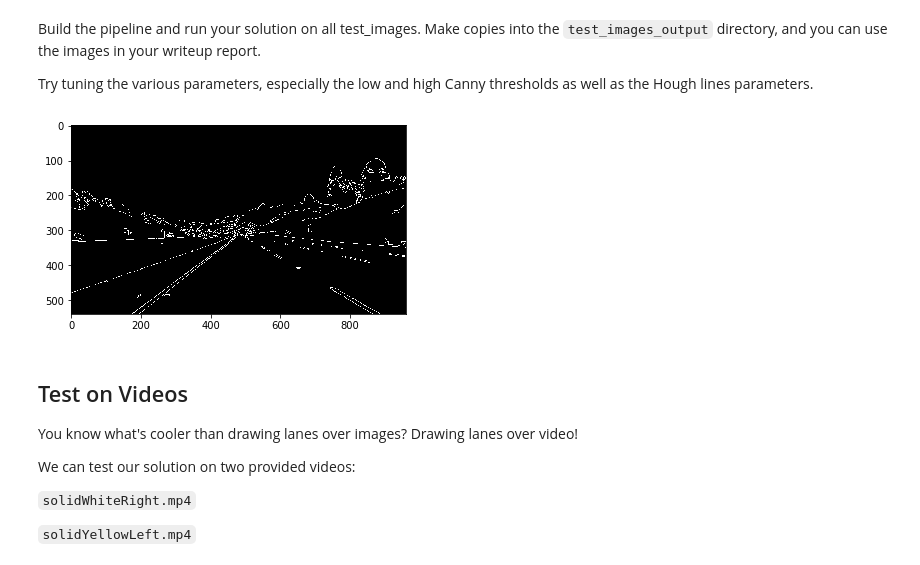
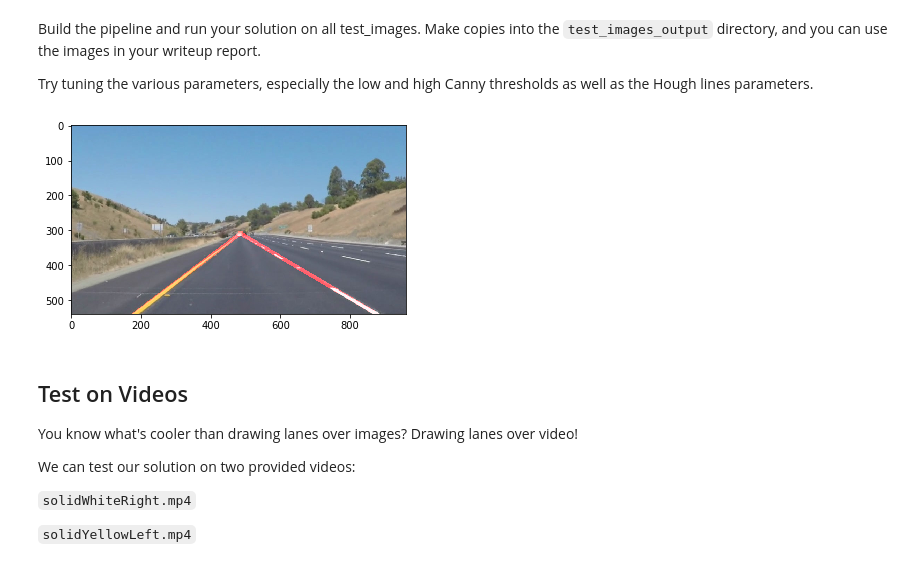
Before and after one commit to brizido/car-lanes, a Jupyter notebook: P1.ipynb, the cells around one changed output. Cells and saved outputs as stored; diff of their text form; code cells hidden in the pictures.

```diff
--- a/P1.ipynb
+++ b/P1.ipynb
@@ -266,41 +266,42 @@ def pipeline(img):
 
     # 2) Apply a Gaussian Blur - even out the noise
     gray_scale_blur_image = gaussian_blur(gray_scale_image, 3)
-    plt.imshow(gray_scale_blur_image, cmap='gray')
+    #plt.imshow(gray_scale_blur_image, cmap='gray')
 
     # 3) Apply Canny Edge detection
     canny_image = canny(gray_scale_blur_image, 2, 180)
-    plt.imshow(canny_image, cmap='gray')
+    #plt.imshow(canny_image, cmap='gray')
 
     # 4) Select a region of interest
     triangle_of_interest = np.array([[[50, 539], [900, 539], [500, 303]]], np.int32)
     image_interest = region_of_interest(canny_image, triangle_of_interest)
     #plt.imshow(image_interest, cmap='gray')
 
     # 5) Draw lines - Hough algorithm
     rho = 1 # distance resolution in pixels of the Hough grid
     theta = np.pi/180 # angular resolution in radians of the Hough grid
-    threshold = 4     # minimum number of votes (intersections in Hough grid cell)
+    threshold = 12     # minimum number of votes (intersections in Hough grid cell)
     min_line_length = 12 #minimum number of pixels making up a line
     max_line_gap = 10    # maximum gap in pixels between connectable line segments
     line_image = hough_lines(image_interest, rho, theta, threshold, min_line_length, max_line_gap)
     #plt.imshow(line_image, cmap='gray')
 
     # 6) Combine the original image with the Hough image
     weighted_image = cv2.addWeighted(line_image, 0.8, test_image, 1, 0)
+    #plt.imshow(weighted_image)
 
     return weighted_image
 
 output_directory = "test_images_output/"
 if not os.path.exists(output_directory):
     os.makedirs(output_directory)
 
 for image_name in os.listdir("test_images/"):
     test_image = mpimg.imread("test_images/" + image_name)
     result_image = pipeline(test_image)
     cv2.imwrite(output_directory + image_name, cv2.cvtColor(result_image, cv2.COLOR_RGB2BGR))
 # %% [output]
-[figure, old version]
+[figure, new version]
 # %% [markdown]
 ## Test on Videos
 
```
Also changed, not shown: 5 other files.
